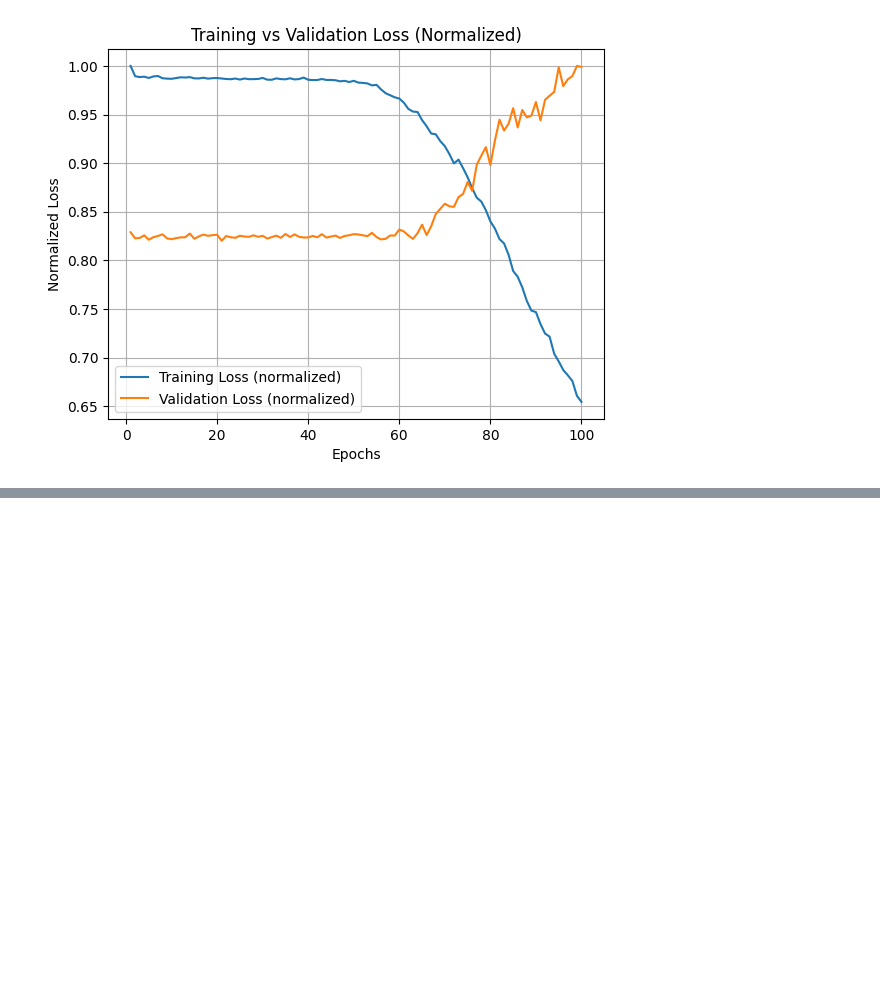
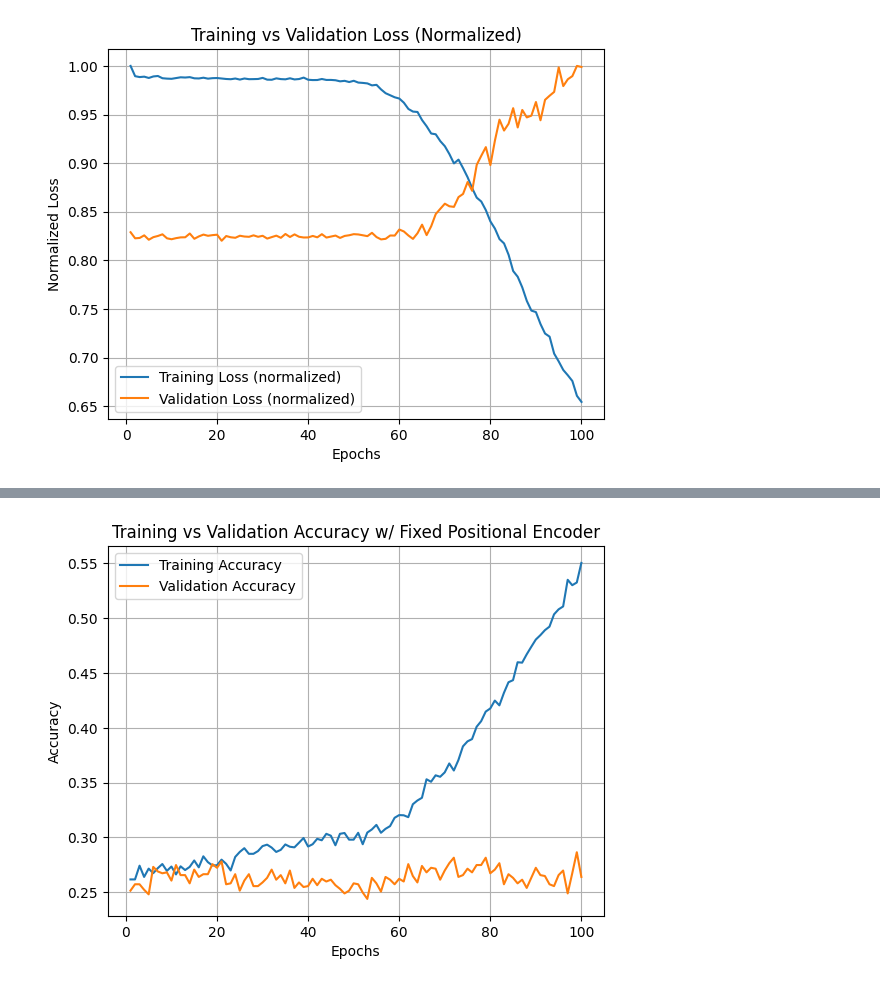
Before and after one commit to hwalters361/ML_rain_prediction, a Jupyter notebook: vivit_test.ipynb, the cells around one changed output, grey strips where cells are left out. Cells and saved outputs as stored; diff of their text form; code cells hidden in the pictures; blank space fills up the shorter version.

```diff
--- a/vivit_test.ipynb
+++ b/vivit_test.ipynb
@@ -443,0 +484,18 @@ plt.show()
+# %%
+import matplotlib.pyplot as plt
+epochs = range(1, len(history.training_accuracy) + 1)
+
+train_acc = np.array(history.training_accuracy)
+valid_acc = np.array(history.validation_accuracy)
+
+plt.plot(epochs, train_acc, label="Training Accuracy")
+plt.plot(epochs, valid_acc, label="Validation Accuracy")
+
+plt.xlabel("Epochs")
+plt.ylabel("Accuracy")
+plt.title("Training vs Validation Accuracy w/ Fixed Positional Encoder")
+plt.legend()
+plt.grid(True)
+plt.show()
+# %% [output]
+[figure, added]
```
Also changed, not shown: parts of 5 cells of this notebook, 3 other files.
